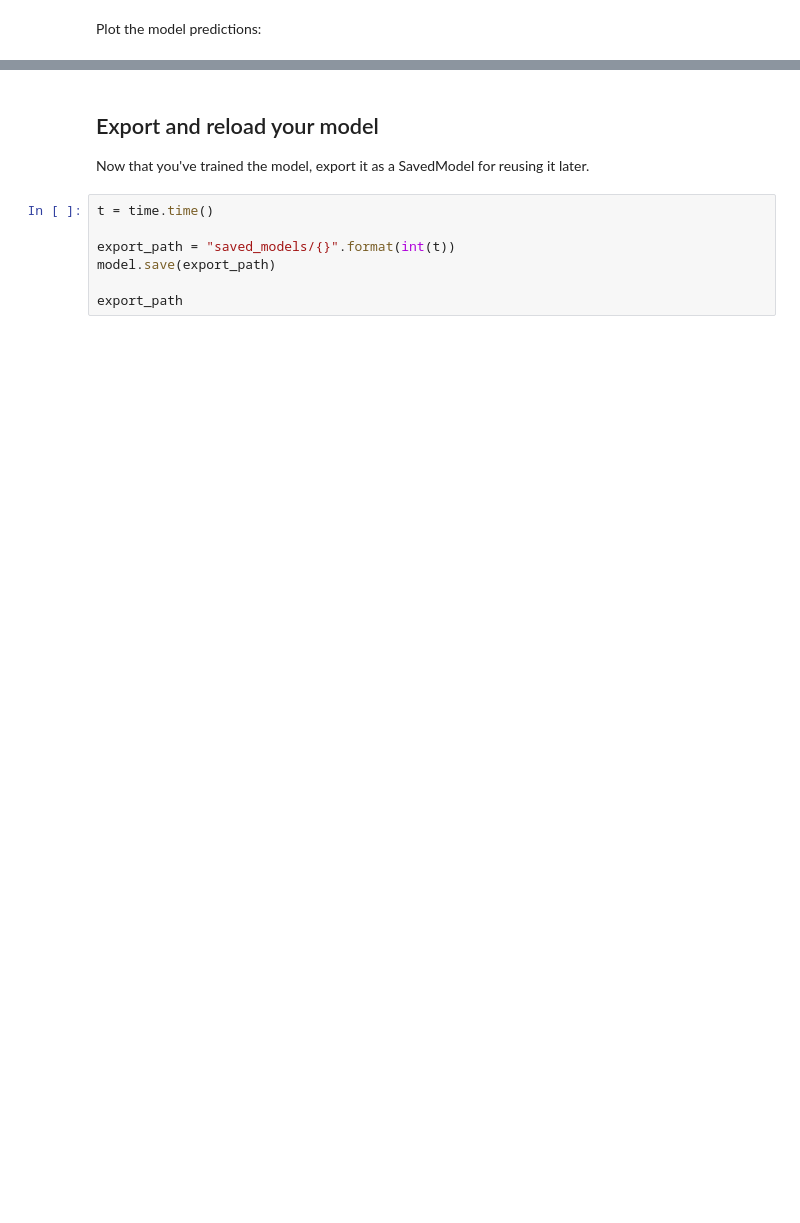
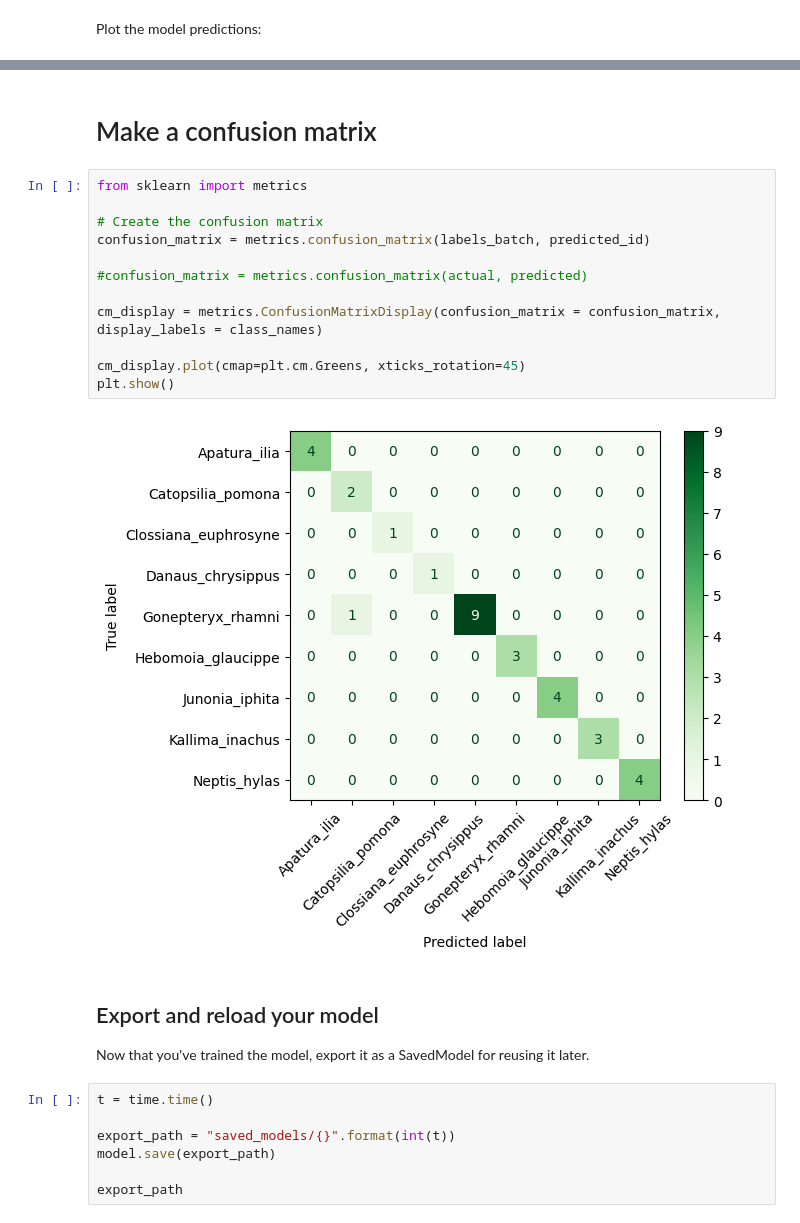
Before and after one commit to fferlito/Machine-Learning-Recipes, a Jupyter notebook: machine_learning/transfer_learning_with_hub.ipynb, the cells around one changed output, grey strips where cells are left out. Saved outputs shown, nothing was run; the diff lists cells and outputs as text; blank space fills up the shorter version.

Commit message:
added confusion matrix

```diff
--- a/machine_learning/transfer_learning_with_hub.ipynb
+++ b/machine_learning/transfer_learning_with_hub.ipynb
@@ -406,3 +398,19 @@ _ = plt.suptitle("Model predictions")
+# %% [markdown]
+# Make a confusion matrix
+# %%
+from sklearn import metrics
+
+# Create the confusion matrix
+confusion_matrix = metrics.confusion_matrix(labels_batch, predicted_id)
+
+#confusion_matrix = metrics.confusion_matrix(actual, predicted)
+
+cm_display = metrics.ConfusionMatrixDisplay(confusion_matrix = confusion_matrix, display_labels = class_names)
+
+cm_display.plot(cmap=plt.cm.Greens, xticks_rotation=45)
+plt.show()
+# %% [output]
+[figure, added]
 # %% [markdown]
 ## Export and reload your model
 
```
Also changed, not shown: parts of 16 cells of this notebook.
